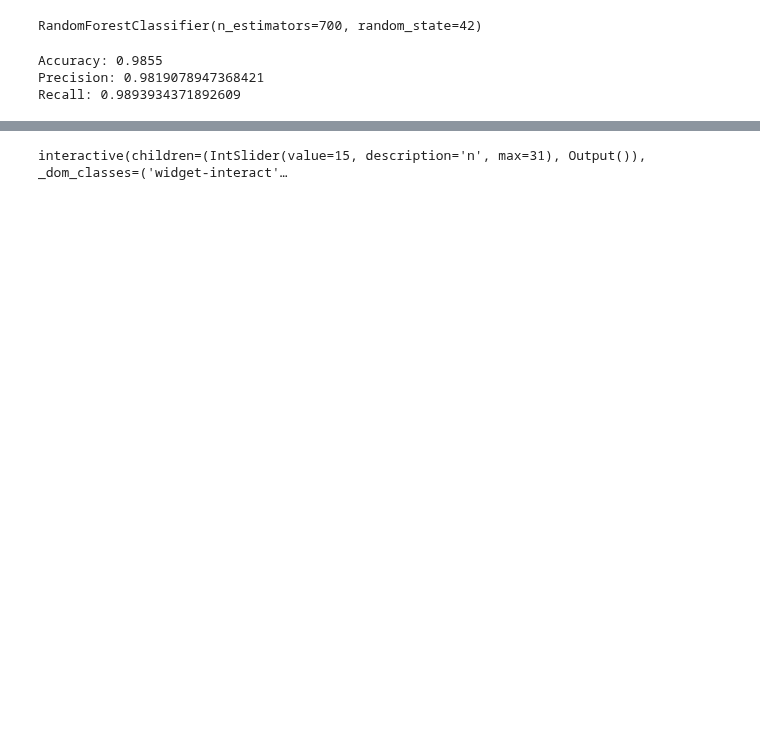
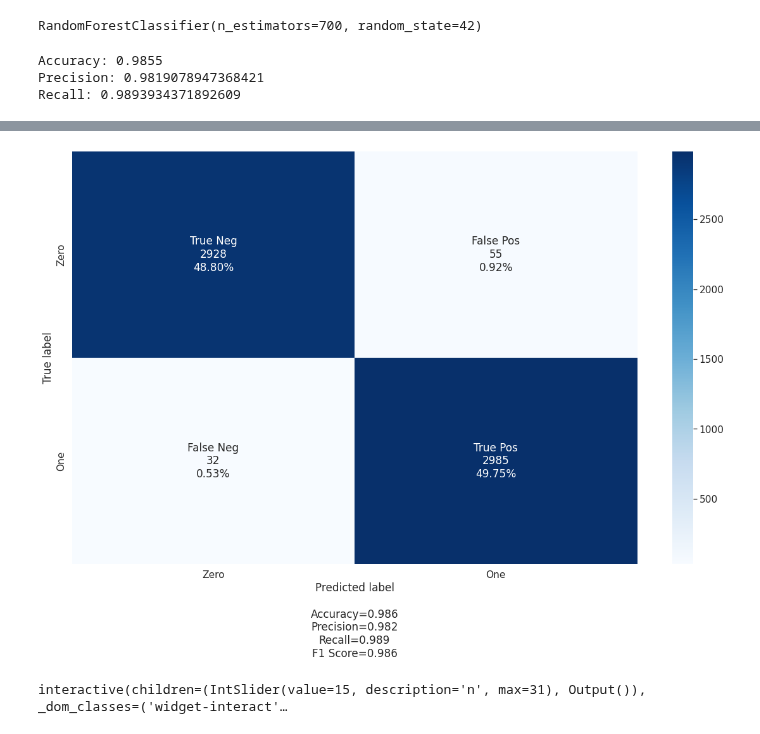
Before and after one commit to nickdavila/LAE-ML-Classification, a Jupyter notebook: Nick-RandomForest.ipynb, the cells around one changed output, grey strips where cells are left out. Drawn from its saved outputs; the diff is of its cells as text; code cells hidden in the pictures; blank space fills up the shorter version.

```diff
--- a/Nick-RandomForest.ipynb
+++ b/Nick-RandomForest.ipynb
@@ -140,3 +269,12 @@ plt.show()
+# %%
+labels = ['True Neg','False Pos','False Neg','True Pos']
+categories = ['Zero', 'One']
+## function I got from google/github
+make_confusion_matrix(matrix,
+                      group_names=labels,
+                      categories=categories, figsize=(20,12))
+# %% [output]
+[figure, added]
 # %%
 false_positive = X_test[(y_test == 0) & (y_pred == 1)]  # predicted high-z but actually noise
 false_negative = X_test[(y_test == 1) & (y_pred == 0)]  # predicted noise but actually high-z
```
Also changed, not shown: parts of 25 cells of this notebook, 3 other files.
